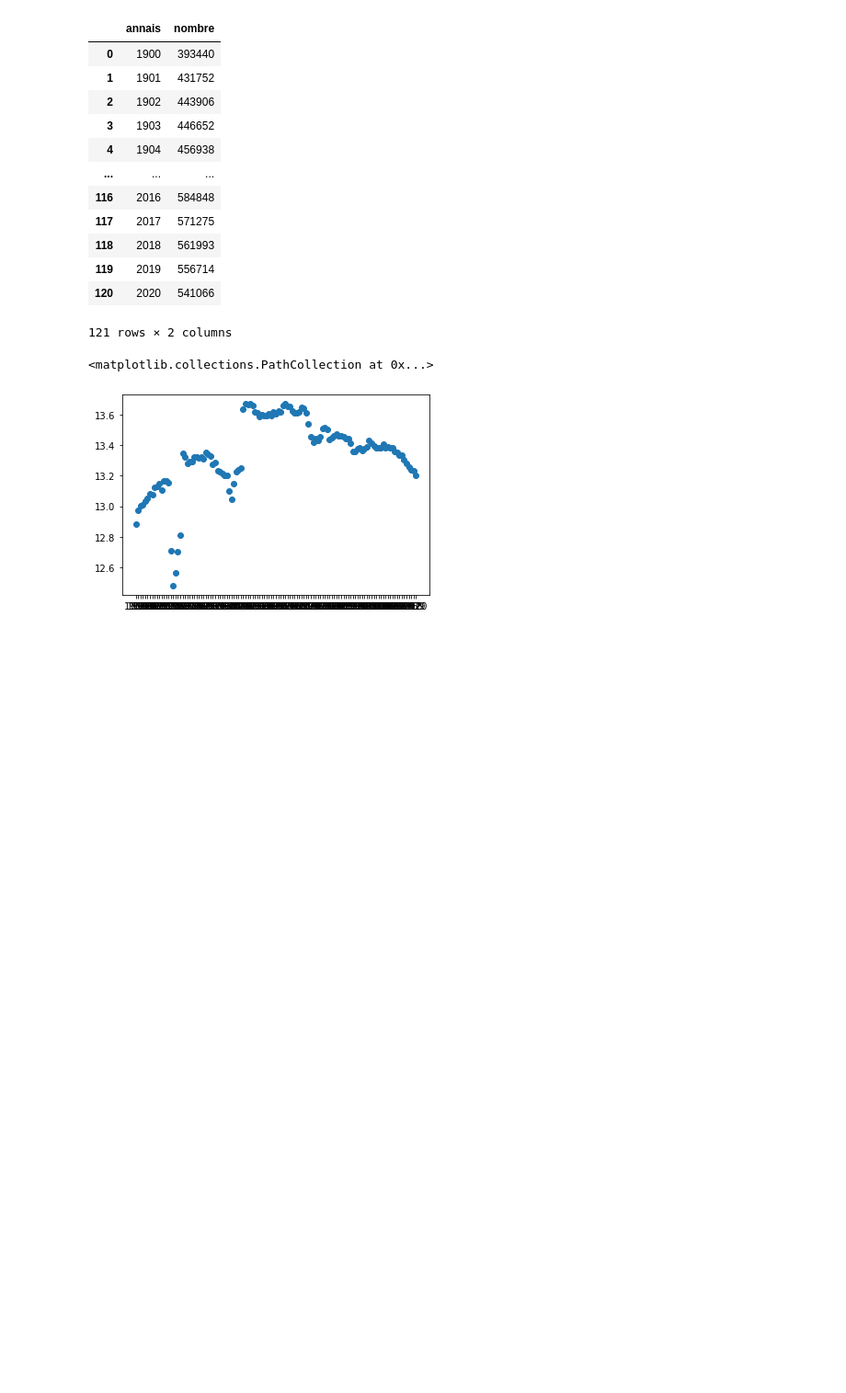
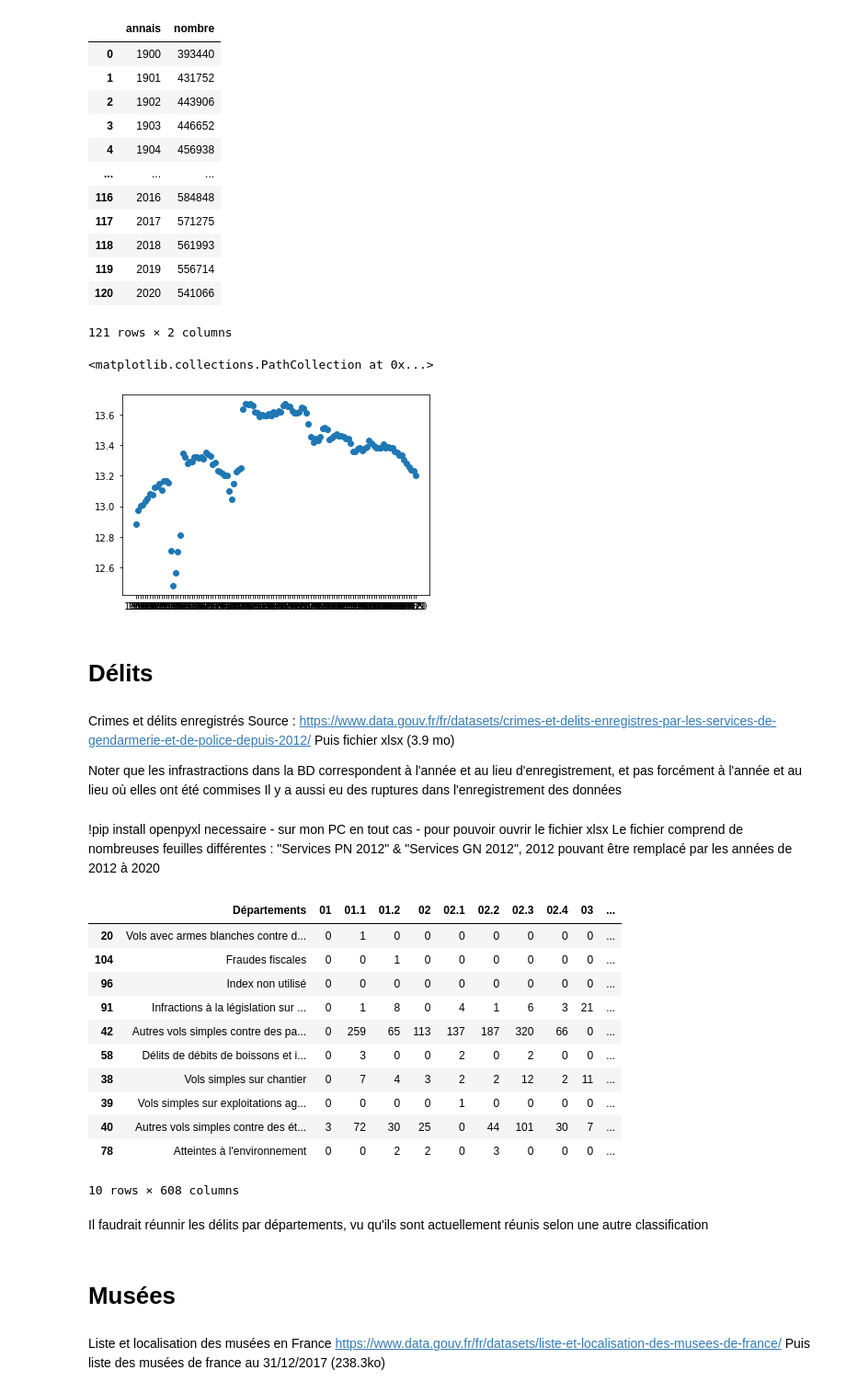
Before and after one commit to victor-kerros/tokenisation-immo, a Jupyter notebook: exploration_autres_data.ipynb, the cells around one changed output. Shown at 92% size. Drawn from its saved outputs; the diff is of its cells as text; code cells hidden in the pictures; blank space fills up the shorter version.

Commit message:
Travail sur delits et musees

```diff
--- a/exploration_prenoms.ipynb
+++ b/exploration_autres_data.ipynb
@@ -70,3 +73,46 @@ plt.scatter(birth_year.annais, np.log(birth_year.nombre))
 # %% [output]
 <matplotlib.collections.PathCollection at 0x...>
 [figure]
+# %% [markdown]
+# Délits
+# %% [markdown]
+Crimes et délits enregistrés
+Source : https://www.data.gouv.fr/fr/datasets/crimes-et-delits-enregistres-par-les-services-de-gendarmerie-et-de-police-depuis-2012/
+Puis fichier xlsx (3.9 mo)
+
+Noter que les infrastractions dans la BD correspondent à l'année et au lieu d'enregistrement, et pas forcément à l'année et au lieu où elles ont été commises
+Il y a aussi eu des ruptures dans l'enregistrement des données
+# %% [markdown]
+!pip install openpyxl necessaire - sur mon PC en tout cas - pour pouvoir ouvrir le fichier xlsx
+Le fichier comprend de nombreuses feuilles différentes : "Services PN 2012" & "Services GN 2012", 2012 pouvant être remplacé
+par les années de 2012 à 2020
+# %%
+delits = pd.read_excel("https://www.data.gouv.fr/fr/datasets/r/d792092f-b1f7-4180-a367-d043200c1520",
+                      sheet_name = "Services PN 2012",
+                      usecols = "B:ADW",
+                      skiprows = [1,2])
+# %%
+delits.head()
+delits.sample(n=10)
+delits.tail()
+# %% [output]
+|  | Départements | 01 | 01.1 | 01.2 | 02 | 02.1 | 02.2 | 02.3 | 02.4 | 03 | ... |
+| 20 | Vols avec armes blanches contre d... | 0 | 1 | 0 | 0 | 0 | 0 | 0 | 0 | 0 | ... |
+| 104 | Fraudes fiscales | 0 | 0 | 1 | 0 | 0 | 0 | 0 | 0 | 0 | ... |
+| 96 | Index non utilisé | 0 | 0 | 0 | 0 | 0 | 0 | 0 | 0 | 0 | ... |
+| 91 | Infractions à la législation sur ... | 0 | 1 | 8 | 0 | 4 | 1 | 6 | 3 | 21 | ... |
+| 42 | Autres vols simples contre des pa... | 0 | 259 | 65 | 113 | 137 | 187 | 320 | 66 | 0 | ... |
+| 58 | Délits de débits de boissons et i... | 0 | 3 | 0 | 0 | 2 | 0 | 2 | 0 | 0 | ... |
+| 38 | Vols simples sur chantier | 0 | 7 | 4 | 3 | 2 | 2 | 12 | 2 | 11 | ... |
+| 39 | Vols simples sur exploitations ag... | 0 | 0 | 0 | 0 | 1 | 0 | 0 | 0 | 0 | ... |
+| 40 | Autres vols simples contre des ét... | 3 | 72 | 30 | 25 | 0 | 44 | 101 | 30 | 7 | ... |
+| 78 | Atteintes à l'environnement | 0 | 0 | 2 | 2 | 0 | 3 | 0 | 0 | 0 | ... |
+10 rows × 608 columns
+# %% [markdown]
+Il faudrait réunnir les délits par départements, vu qu'ils sont actuellement réunis selon une autre classification
+# %% [markdown]
+# Musées
+# %% [markdown]
+Liste et localisation des musées en France
+https://www.data.gouv.fr/fr/datasets/liste-et-localisation-des-musees-de-france/
+Puis liste des musées de france au 31/12/2017 (238.3ko)
```
Also changed, not shown: parts of 6 cells of this notebook.
